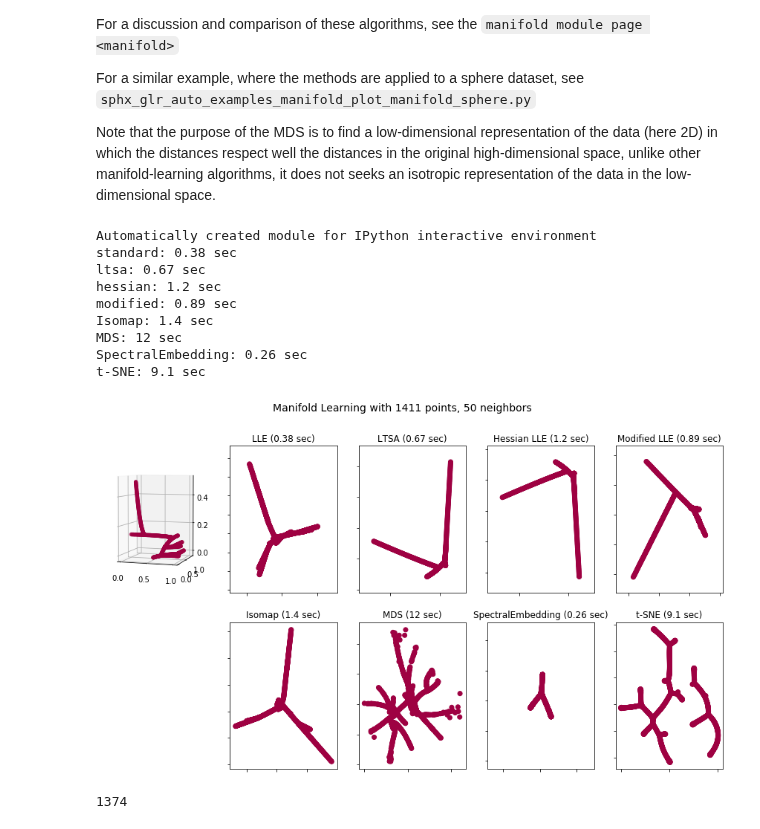
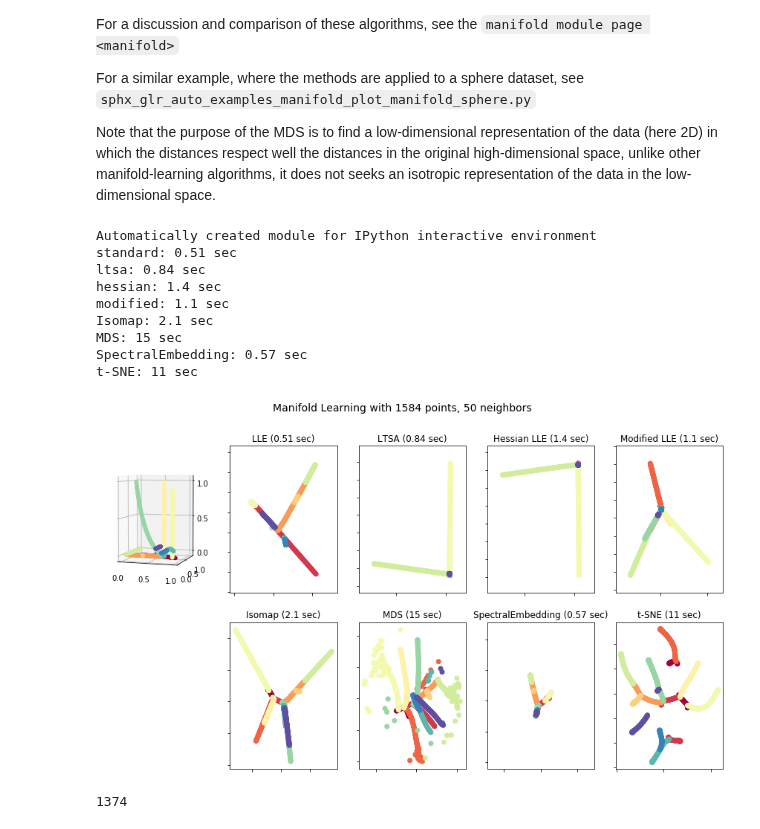
Before and after one commit to auranic/LizardBrain, a Jupyter notebook: plot_compare_methods.ipynb, the cells around one changed output. Saved outputs shown, nothing was run; the diff lists cells and outputs as text; code cells hidden in the pictures.

Commit message:
add colors

```diff
--- a/plot_compare_methods.ipynb
+++ b/plot_compare_methods.ipynb
@@ -40,9 +40,10 @@ n_points = 1000
 X, color = datasets.samples_generator.make_s_curve(n_points, random_state=0)
 iris = datasets.load_iris()
 X = iris.data
-X = np.loadtxt('C:\Datas\LizardBrain\ext10_10_1.txt');
+X = np.loadtxt('C:\Datas\LizardBrain\ext10_10_2.txt');
+color = np.loadtxt('C:\Datas\LizardBrain\ext10_10_2.irx');
 n_points = X.shape[0]
-color = np.full((n_points,),1)
+#color = np.full((n_points,),1)
 #color[0:49] = 2
 #color[50:99] = -1
 n_neighbors = 50
@@ -101,42 +102,42 @@ plt.axis('tight')
 
 
 t0 = time()
 se = manifold.SpectralEmbedding(n_components=n_components,
                                 n_neighbors=n_neighbors)
 Y = se.fit_transform(X)
 t1 = time()
 print("SpectralEmbedding: %.2g sec" % (t1 - t0))
 ax = fig.add_subplot(259)
 plt.scatter(Y[:, 0], Y[:, 1], c=color, cmap=plt.cm.Spectral)
 plt.title("SpectralEmbedding (%.2g sec)" % (t1 - t0))
 ax.xaxis.set_major_formatter(NullFormatter())
 ax.yaxis.set_major_formatter(NullFormatter())
 plt.axis('tight')
 
 t0 = time()
 tsne = manifold.TSNE(n_components=n_components, init='pca', random_state=0)
 Y = tsne.fit_transform(X)
 t1 = time()
 print("t-SNE: %.2g sec" % (t1 - t0))
 ax = fig.add_subplot(2, 5, 10)
 plt.scatter(Y[:, 0], Y[:, 1], c=color, cmap=plt.cm.Spectral)
 plt.title("t-SNE (%.2g sec)" % (t1 - t0))
 ax.xaxis.set_major_formatter(NullFormatter())
 ax.yaxis.set_major_formatter(NullFormatter())
 plt.axis('tight')
 
 plt.show()
 # %% [output]
 Automatically created module for IPython interactive environment
-standard: 0.38 sec
-ltsa: 0.67 sec
-hessian: 1.2 sec
-modified: 0.89 sec
-Isomap: 1.4 sec
-MDS: 12 sec
-SpectralEmbedding: 0.26 sec
-t-SNE: 9.1 sec
+standard: 0.51 sec
+ltsa: 0.84 sec
+hessian: 1.4 sec
+modified: 1.1 sec
+Isomap: 2.1 sec
+MDS: 15 sec
+SpectralEmbedding: 0.57 sec
+t-SNE: 11 sec
-[figure, old version]
+[figure, new version]
 # %%
 # %% [output]
 1374
```
Also changed, not shown: 3 other files.
